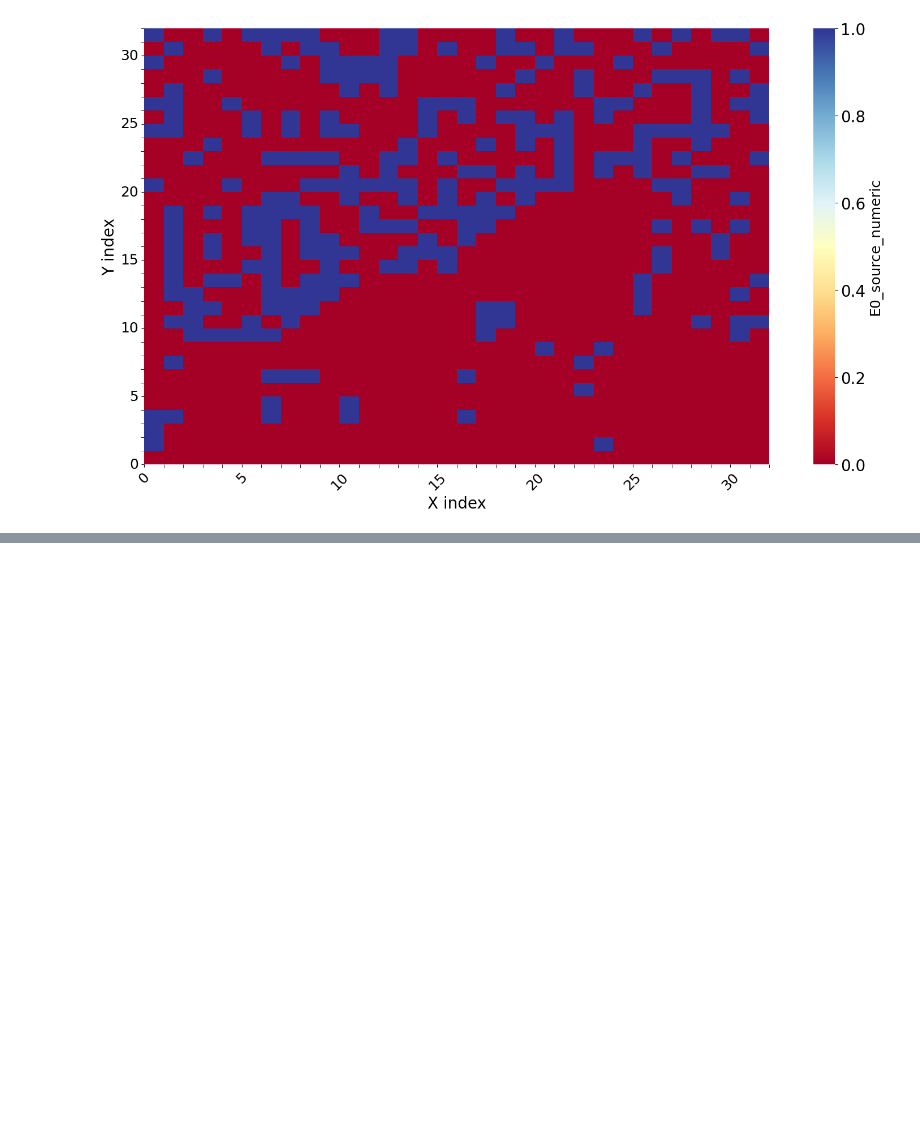
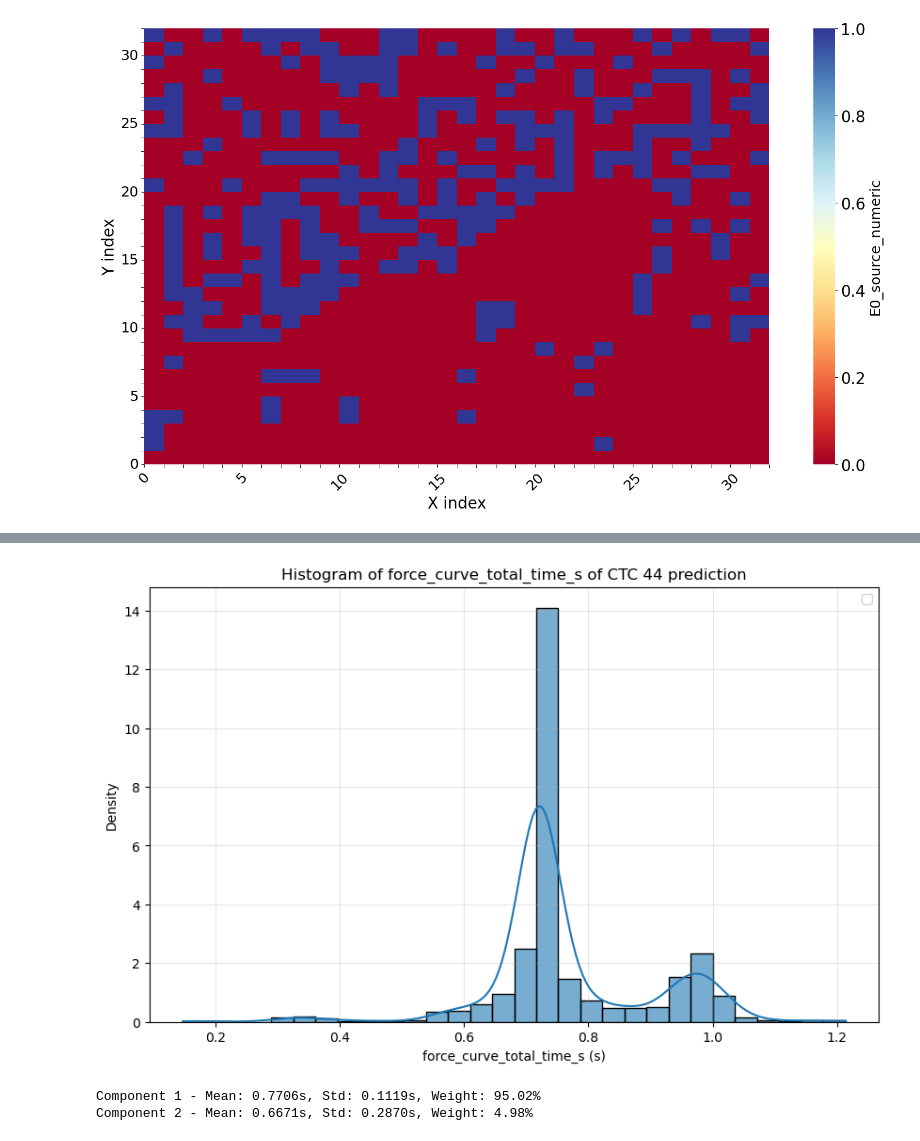
Before and after one commit to enzovill94/PyFMGUI_DyNaMo_tdms, a Jupyter notebook: Article_1/ctc_44_analysis_final.ipynb, the cells around one changed output, grey strips where cells are left out. Cells and saved outputs as stored; diff of their text form; code cells hidden in the pictures; blank space fills up the shorter version.

```diff
--- a/Article_1/ctc_44_analysis_final.ipynb
+++ b/Article_1/ctc_44_analysis_final.ipynb
@@ -235,0 +372,39 @@ Saved SVG to: /Users/evillz/Data/CTC44/2025_12_03/svg_maps/E0_source_mask_psnex_
+# %%
+from scipy import stats
+from sklearn.mixture import GaussianMixture
+
+# plot histogram of force_curve_total_time_s and plot the bimodal distribution
+# Create histogram
+plt.figure(figsize=(10, 6))
+sns.histplot(df_final_ting['force_curve_total_time_s'].dropna(), bins=30, kde=True, stat='density', alpha=0.6)
+
+# Fit a Gaussian Mixture Model with 2 components for bimodal distribution
+data = df_final_ting['force_curve_total_time_s'].dropna().values.reshape(-1, 1)
+gmm = GaussianMixture(n_components=2, random_state=42)
+gmm.fit(data)
+
+# Generate x values for plotting the fitted distributions
+x = np.linspace(data.min(), data.max(), 1000).reshape(-1, 1)
+logprob = gmm.score_samples(x)
+responsibilities = gmm.predict_proba(x)
+pdf = np.exp(logprob)
+pdf_individual = responsibilities * pdf[:, np.newaxis]
+
+# # Plot the overall fitted distribution and individual components
+# plt.plot(x, pdf, '-k', linewidth=2, label='GMM fit')
+# plt.plot(x, pdf_individual[:, 0], '--', linewidth=2, label=f'Component 1 (μ={gmm.means_[0][0]:.3f})')
+# plt.plot(x, pdf_individual[:, 1], '--', linewidth=2, label=f'Component 2 (μ={gmm.means_[1][0]:.3f})')
+
+plt.title('Histogram of force_curve_total_time_s of CTC 44 prediction')
+plt.xlabel('force_curve_total_time_s (s)')
+plt.ylabel('Density')
+plt.legend()
+plt.grid(alpha=0.3)
+plt.show()
+
+print(f"Component 1 - Mean: {gmm.means_[0][0]:.4f}s, Std: {np.sqrt(gmm.covariances_[0][0][0]):.4f}s, Weight: {gmm.weights_[0]:.2%}")
+print(f"Component 2 - Mean: {gmm.means_[1][0]:.4f}s, Std: {np.sqrt(gmm.covariances_[1][0][0]):.4f}s, Weight: {gmm.weights_[1]:.2%}")
+# %% [output]
+[figure, added]
+Component 1 - Mean: 0.7706s, Std: 0.1119s, Weight: 95.02%
+Component 2 - Mean: 0.6671s, Std: 0.2870s, Weight: 4.98%
```
Also changed, not shown: parts of 15 cells of this notebook, 15 other files.
